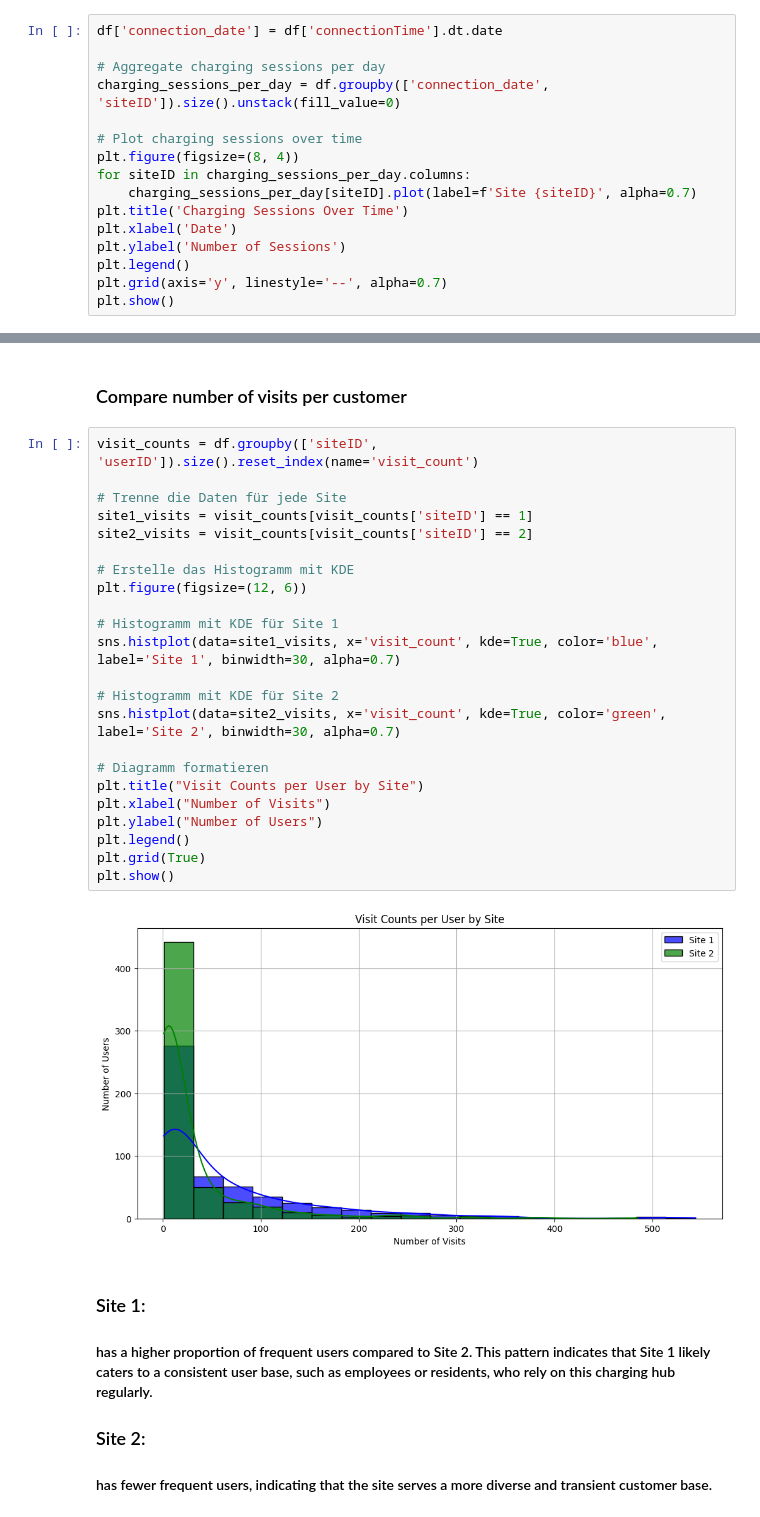
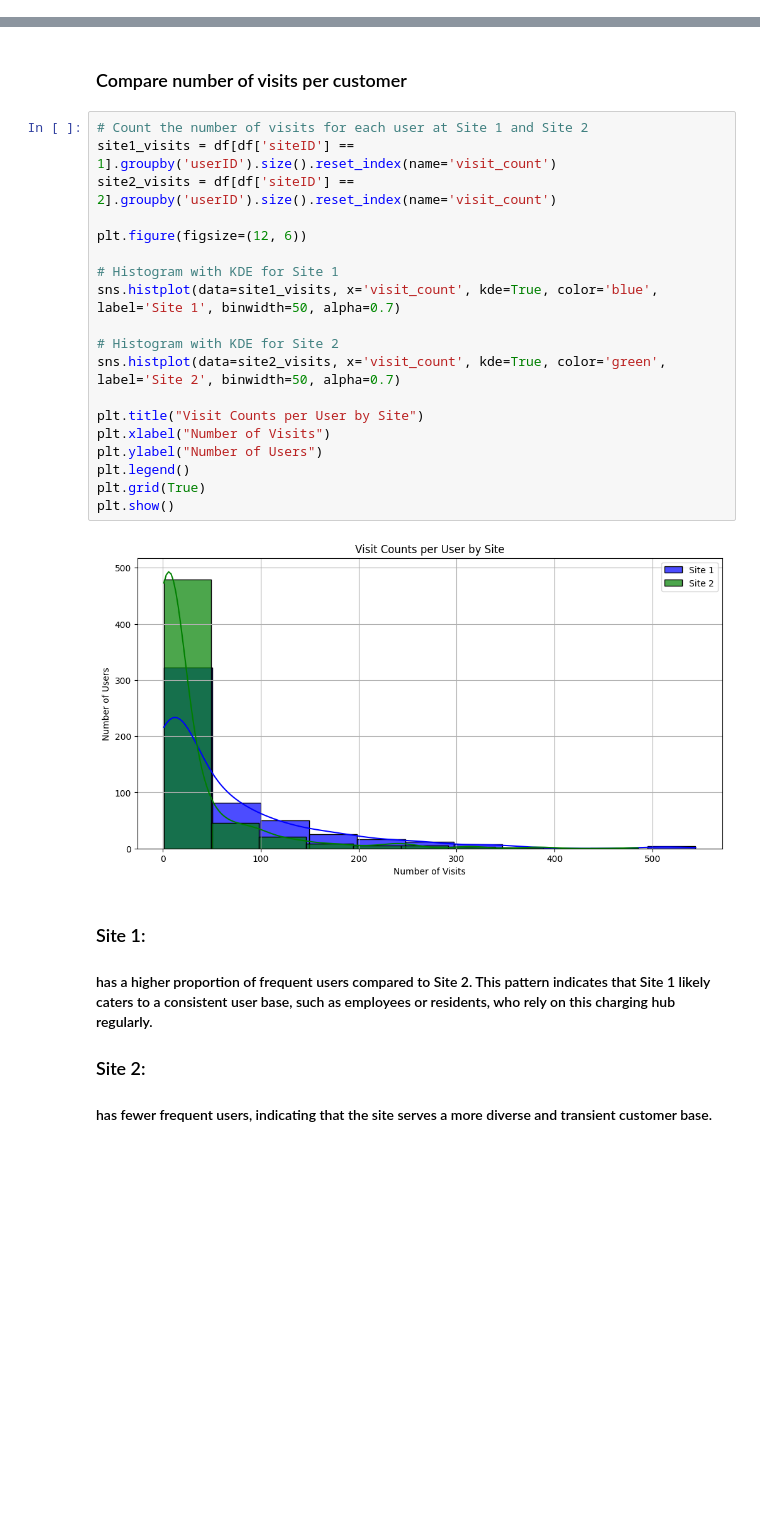
Before and after one commit to JanRkck/AA24, a Jupyter notebook: SiteCharacteristics.ipynb, the cells around one changed output, grey strips where cells are left out. Drawn from its saved outputs; the diff is of its cells as text; blank space fills up the shorter version.

```diff
--- a/SiteCharacteristics.ipynb
+++ b/SiteCharacteristics.ipynb
@@ -46,16 +44,0 @@ Name: userID_missing, dtype: int64
-# %%
-df['connection_date'] = df['connectionTime'].dt.date
-
-# Aggregate charging sessions per day
-charging_sessions_per_day = df.groupby(['connection_date', 'siteID']).size().unstack(fill_value=0)
-
-# Plot charging sessions over time
-plt.figure(figsize=(8, 4))
-for siteID in charging_sessions_per_day.columns:
-    charging_sessions_per_day[siteID].plot(label=f'Site {siteID}', alpha=0.7)
-plt.title('Charging Sessions Over Time')
-plt.xlabel('Date')
-plt.ylabel('Number of Sessions')
-plt.legend()
-plt.grid(axis='y', linestyle='--', alpha=0.7)
-plt.show()
@@ -143,30 +121,26 @@ plt.show()
 # %% [markdown]
 ### Compare number of visits per customer
 # %%
-visit_counts = df.groupby(['siteID', 'userID']).size().reset_index(name='visit_count')
+# Count the number of visits for each user at Site 1 and Site 2
+site1_visits = df[df['siteID'] == 1].groupby('userID').size().reset_index(name='visit_count')
+site2_visits = df[df['siteID'] == 2].groupby('userID').size().reset_index(name='visit_count')
 
-# Trenne die Daten für jede Site
-site1_visits = visit_counts[visit_counts['siteID'] == 1]
-site2_visits = visit_counts[visit_counts['siteID'] == 2]
-
-# Erstelle das Histogramm mit KDE
 plt.figure(figsize=(12, 6))
 
-# Histogramm mit KDE für Site 1
-sns.histplot(data=site1_visits, x='visit_count', kde=True, color='blue', label='Site 1', binwidth=30, alpha=0.7)
+# Histogram with KDE for Site 1
+sns.histplot(data=site1_visits, x='visit_count', kde=True, color='blue', label='Site 1', binwidth=50, alpha=0.7)
 
-# Histogramm mit KDE für Site 2
-sns.histplot(data=site2_visits, x='visit_count', kde=True, color='green', label='Site 2', binwidth=30, alpha=0.7)
+# Histogram with KDE for Site 2
+sns.histplot(data=site2_visits, x='visit_count', kde=True, color='green', label='Site 2', binwidth=50, alpha=0.7)
 
-# Diagramm formatieren
 plt.title("Visit Counts per User by Site")
 plt.xlabel("Number of Visits")
 plt.ylabel("Number of Users")
 plt.legend()
 plt.grid(True)
 plt.show()
 # %% [output]
-[figure, old version]
+[figure, new version]
 # %% [markdown]
 ### Site 1:
 #### has a higher proportion of frequent users compared to Site 2. This pattern indicates that Site 1 likely caters to a consistent user base, such as employees or residents, who rely on this charging hub regularly.
```
Also changed, not shown: parts of 5 cells of this notebook.
